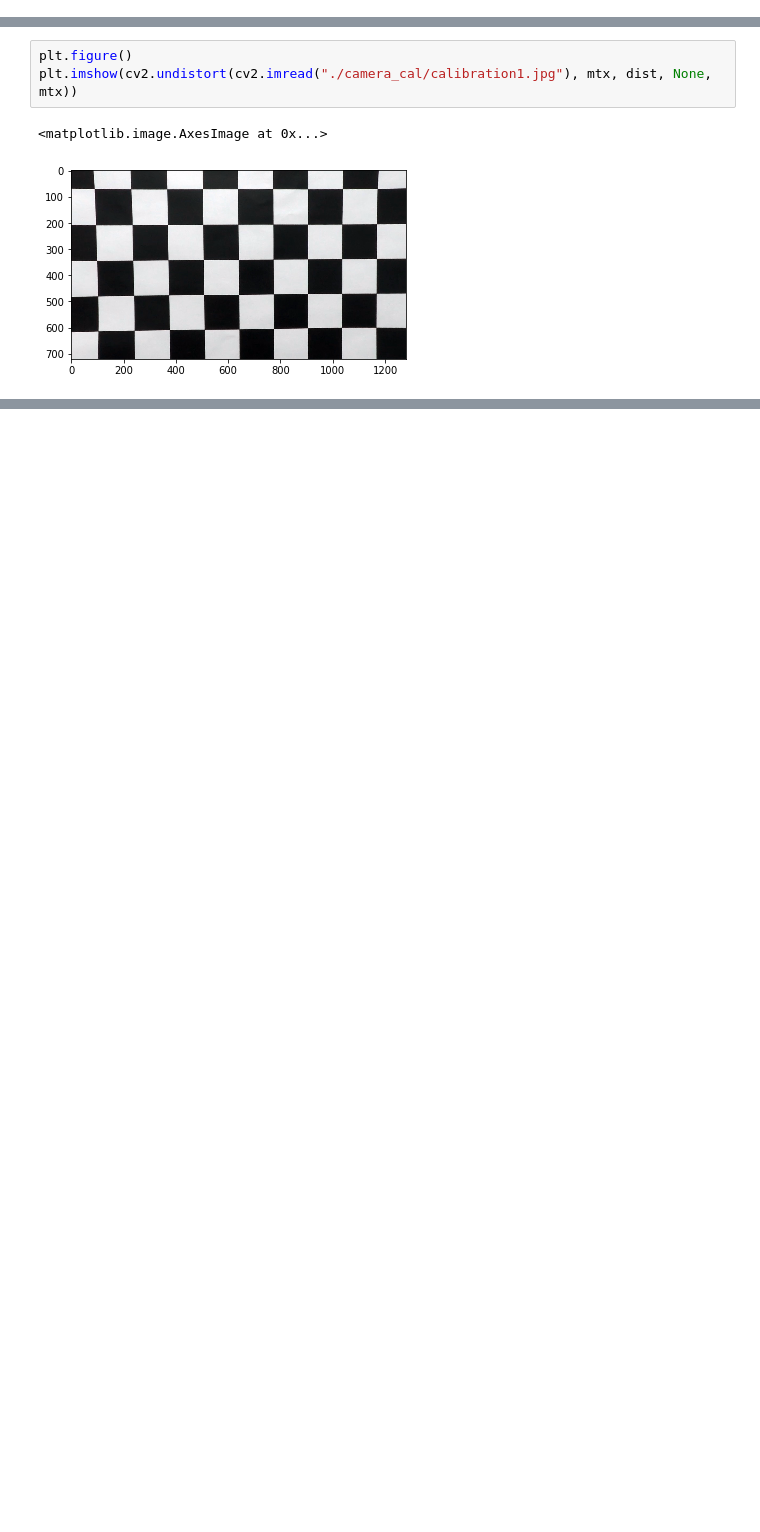
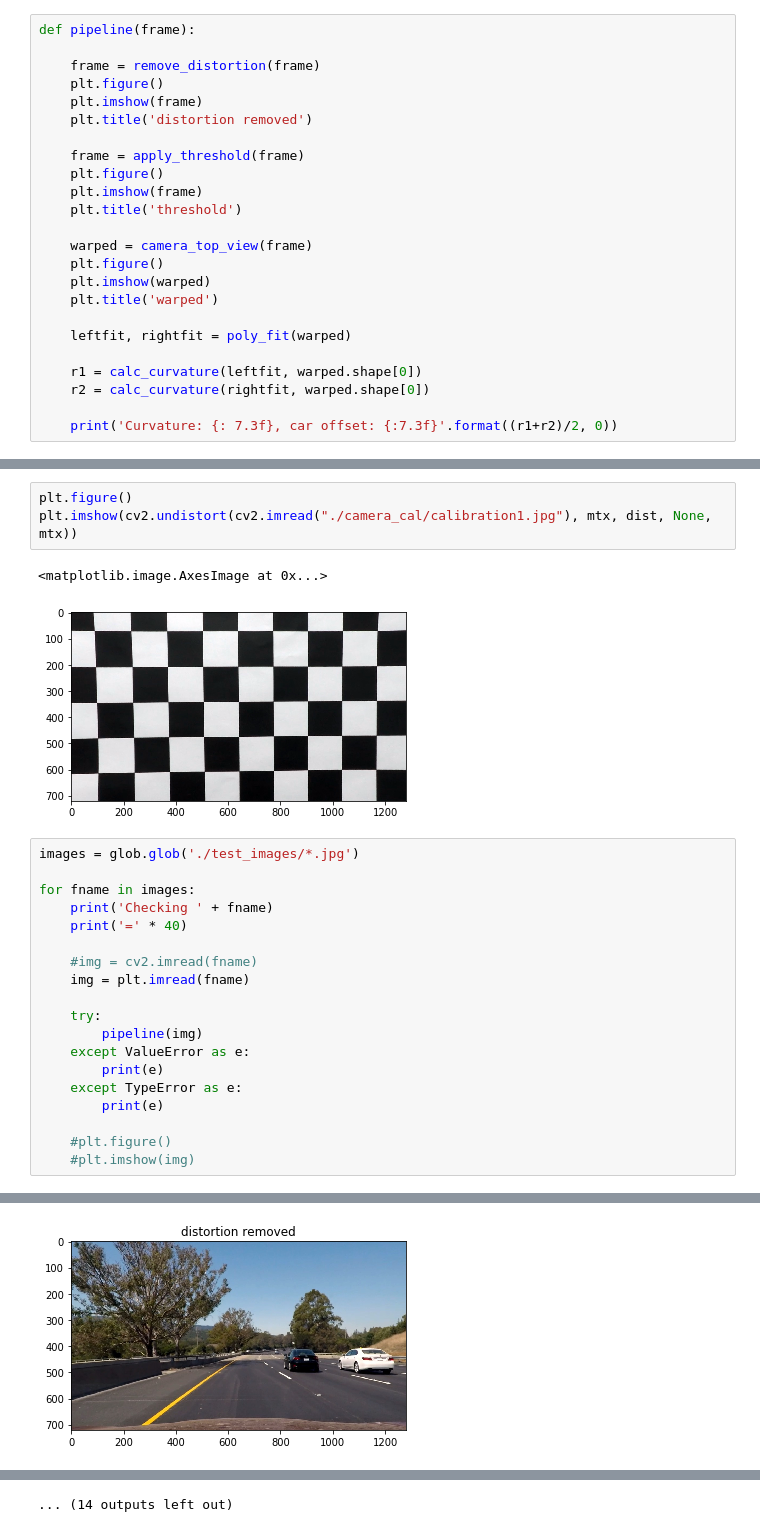
Before and after one commit to bgcarvalho/CarND-Term1-P4, a Jupyter notebook: Notebook.ipynb, the cells around one changed output, grey strips where cells are left out. Saved outputs shown, nothing was run; the diff lists cells and outputs as text; blank space fills up the shorter version.

Commit message:
pipeline set, still not working

```diff
--- a/Notebook.ipynb
+++ b/Notebook.ipynb
@@ -138,2 +381,26 @@ def calc_curvature():
+# %%
+def pipeline(frame):
+
+    frame = remove_distortion(frame)
+    plt.figure()
+    plt.imshow(frame)
+    plt.title('distortion removed')
+
+    frame = apply_threshold(frame)
+    plt.figure()
+    plt.imshow(frame)
+    plt.title('threshold')
+
+    warped = camera_top_view(frame)
+    plt.figure()
+    plt.imshow(warped)
+    plt.title('warped')
+
+    leftfit, rightfit = poly_fit(warped)
+
+    r1 = calc_curvature(leftfit, warped.shape[0])
+    r2 = calc_curvature(rightfit, warped.shape[0])
+
+    print('Curvature: {: 7.3f}, car offset: {:7.3f}'.format((r1+r2)/2, 0))
 # %% [markdown]
 # Exec
@@ -154,3 +410,23 @@ plt.imshow(cv2.undistort(cv2.imread("./camera_cal/calibration1.jpg"), mtx, dist,
 # %% [output]
 <matplotlib.image.AxesImage at 0x...>
 [figure]
+# %%
+images = glob.glob('./test_images/*.jpg')
+
+for fname in images:
+    print('Checking ' + fname)
+    print('=' * 40)
+
+    #img = cv2.imread(fname)
+    img = plt.imread(fname)
+
+    try:
+        pipeline(img)
+    except ValueError as e:
+        print(e)
+    except TypeError as e:
+        print(e)
+
+    #plt.figure()
+    #plt.imshow(img)
+# %% [output]
@@ -156,0 +470 @@ plt.imshow(cv2.undistort(cv2.imread("./camera_cal/calibration1.jpg"), mtx, dist,
+[figure, added]
@@ -156,0 +480 @@ plt.imshow(cv2.undistort(cv2.imread("./camera_cal/calibration1.jpg"), mtx, dist,
+... (14 outputs left out)
```
Also changed, not shown: parts of 16 cells of this notebook.
